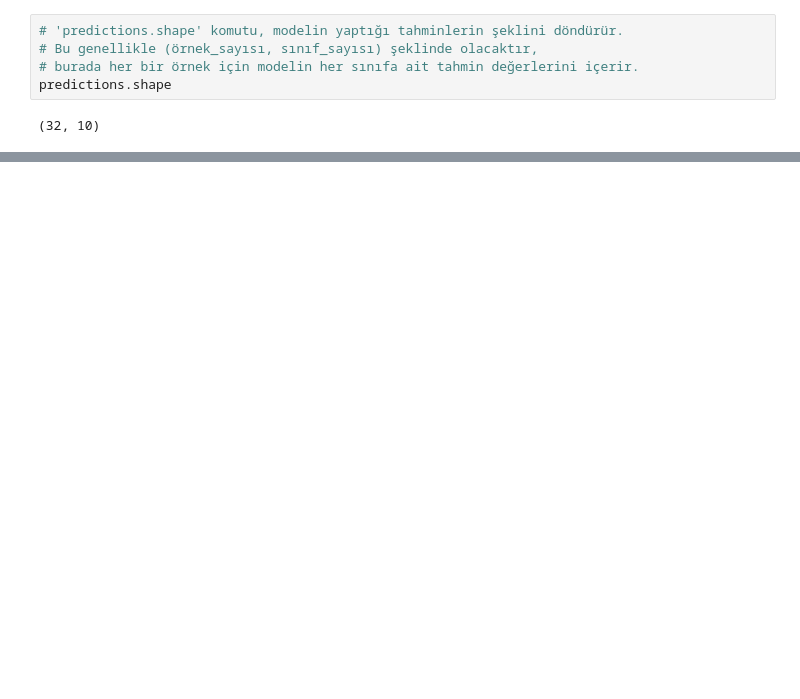
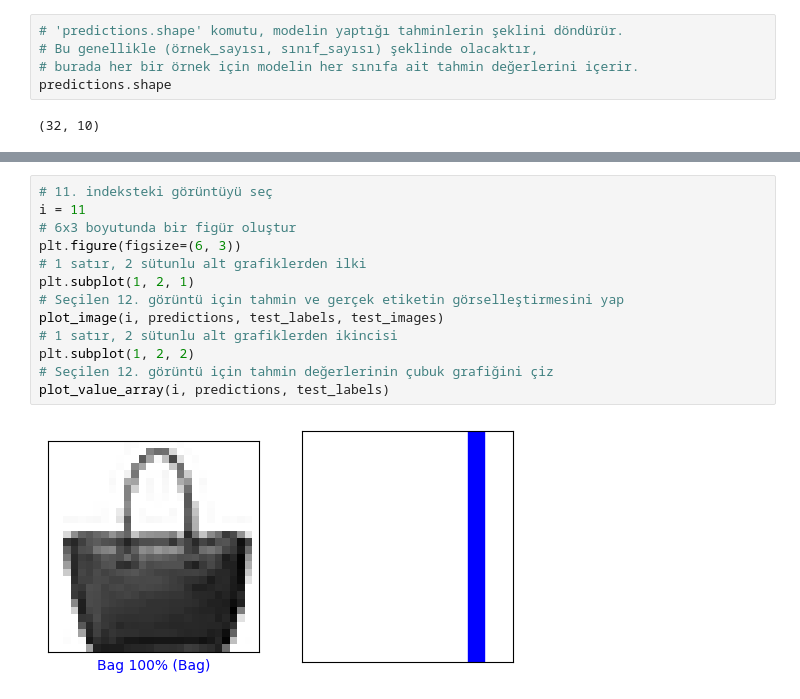
Before and after one commit to baharuluss/CNN_Clothes_Classification, a Jupyter notebook: CNN_Algoritması_ile_Giysi_Sınıflandırması.ipynb, the cells around one changed output, grey strips where cells are left out. Cells and saved outputs as stored; diff of their text form; blank space fills up the shorter version.

```diff
--- a/CNN_Algoritması_ile_Giysi_Sınıflandırması.ipynb
+++ b/CNN_Algoritması_ile_Giysi_Sınıflandırması.ipynb
@@ -265,0 +338,15 @@ array([1.20962937e-07, 3.68818975e-10, 3.07616661e-03, 5.98695982e-09,
+# %%
+# 11. indeksteki görüntüyü seç
+i = 11
+# 6x3 boyutunda bir figür oluştur
+plt.figure(figsize=(6, 3))
+# 1 satır, 2 sütunlu alt grafiklerden ilki
+plt.subplot(1, 2, 1)
+# Seçilen 12. görüntü için tahmin ve gerçek etiketin görselleştirmesini yap
+plot_image(i, predictions, test_labels, test_images)
+# 1 satır, 2 sütunlu alt grafiklerden ikincisi
+plt.subplot(1, 2, 2)
+# Seçilen 12. görüntü için tahmin değerlerinin çubuk grafiğini çiz
+plot_value_array(i, predictions, test_labels)
+# %% [output]
+[figure, added]
```
Also changed, not shown: parts of 23 cells of this notebook.
